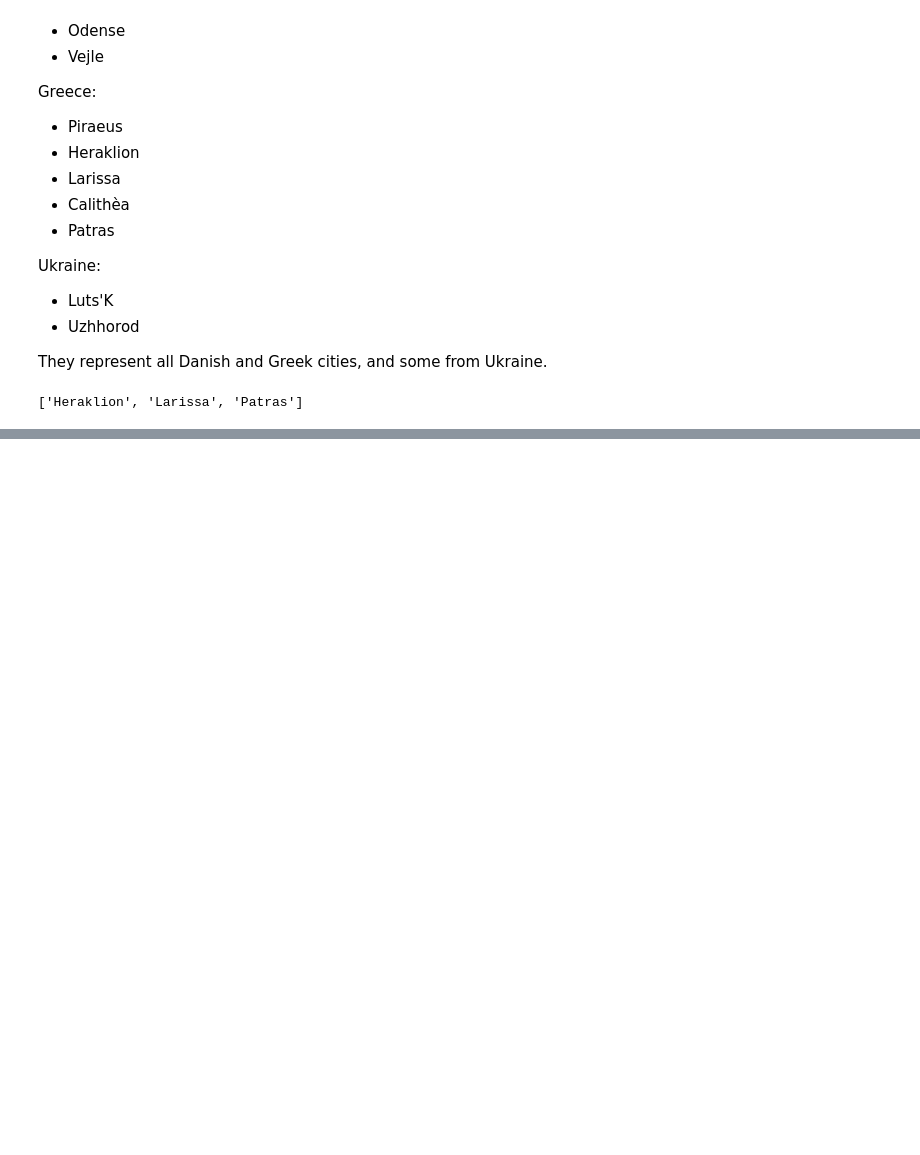
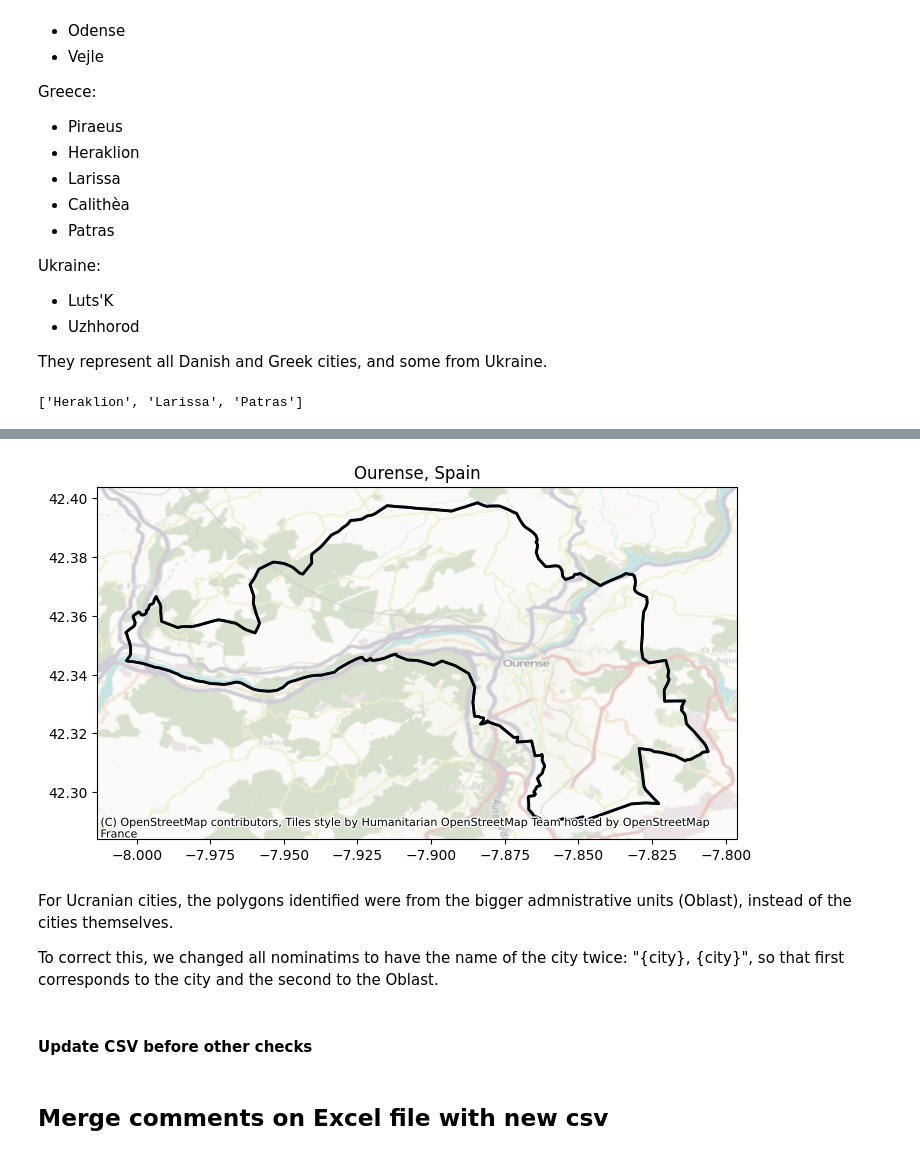
Before and after one commit to BikeNetKit/dataexport, a Jupyter notebook: scripts/check_polygons.ipynb, the cells around one changed output, grey strips where cells are left out. Saved outputs shown, nothing was run; the diff lists cells and outputs as text; code cells hidden in the pictures; blank space fills up the shorter version.

```diff
--- a/scripts/check_polygons.ipynb
+++ b/scripts/check_polygons.ipynb
@@ -11,9 +11,9 @@ boundarycheck_quick = False
 ## Load cities
 # %%
 with open('../cities/'+cityfilename, mode='r') as infile:
-    reader = csv.reader(infile, delimiter=",")
+    reader = csv.reader(infile, delimiter=";")
     header = next(reader)
-    cities = {slugify(rows[0]): {header[0]: rows[0], header[1]: rows[1], header[2]: rows[2]} for rows in reader}
+    cities = {slugify(rows[0]) + '_' + slugify(rows[4]): {header[0]: rows[0], header[1]: rows[1], header[2]: rows[2], header[3]: rows[3], header[4]: rows[4], header[5]: rows[5]} for rows in reader}
 os.makedirs("../plots/", exist_ok=True)
 # %% [markdown]
 ## Check city boundaries
@@ -210,0 +363,5 @@ new_cities = copy.deepcopy(cities)
+# %%
+city_name = city.split('_')[0]
+fig.savefig(f"../plots/{country}/boundary_{city_name}.jpeg", dpi=150, bbox_inches='tight')
+plt.close()
+cities[city]['nominatim_query'] = new_nominatim_query
@@ -263,0 +504,50 @@ plt.close()
+# %%
+# Draw location polygons and their holes
+city = 'ourense'
+city_info = cities[city]
+new_nominatim_query = "Ourense, Ourense"
+
+
+
+location = geocode_cached(city, new_nominatim_query, check_cache=False)
+if location == "no_polygon":
+    print("New query doesn't return a polygon.")
+
+elif location == "no_results":
+    print("New query doesn't return any result.")
+
+else:
+    is_poly, geoms, has_holes, polyg = analyse_polygon(location)
+
+
+    if not is_poly:
+        print("New query doesn't return a polygon.")
+
+
+    if geoms > 1:
+        print("New query returns a multipolygon.")
+
+
+    fig = plt.figure()
+    ax = fig.add_axes([0,0,1,1])
+    if geoms > 1:
+        geom_list = list(location.geoms)
+        colors = cm.rainbow(np.linspace(0, 1, len(geom_list)))
+        for poly, c in zip(geom_list, colors):
+            plt.plot(*poly.exterior.xy, c=c, linewidth=2)
+            for intr in poly.interiors:
+                plt.plot(*intr.xy, c="red", linewidth=1)
+    else:
+        plt.plot(*location.exterior.xy, linewidth=2)
+        for intr in location.interiors:
+            plt.plot(*intr.xy, c="red", linewidth=1)
+
+    # Largest polygon (holes filled) in black
+    plt.plot(*polyg.exterior.xy, c="black", linewidth=2)
+
+    contextily.add_basemap(ax=ax, url=contextily.providers.CartoDB.Positron, crs='EPSG:4326', alpha = 0.5)
+    plt.gca().set_aspect('equal')
+    ax.set_title(city_info["name_en"]+", "+city_info["country_en"])
+    plt.show()
+# %% [output]
+[figure, added]
@@ -263,0 +558,6 @@ plt.close()
+# %% [markdown]
+For Ucranian cities, the polygons identified were from the bigger admnistrative units (Oblast), instead of the cities themselves.
+
+To correct this, we changed all nominatims to have the name of the city twice: "{city}, {city}", so that first corresponds to the city and the second to the Oblast.
+# %% [markdown]
+#### Update CSV before other checks
@@ -263,0 +576,2 @@ plt.close()
+# %% [markdown]
+## Merge comments on Excel file with new csv
```
Also changed, not shown: parts of 34 cells of this notebook, 6 other files.
